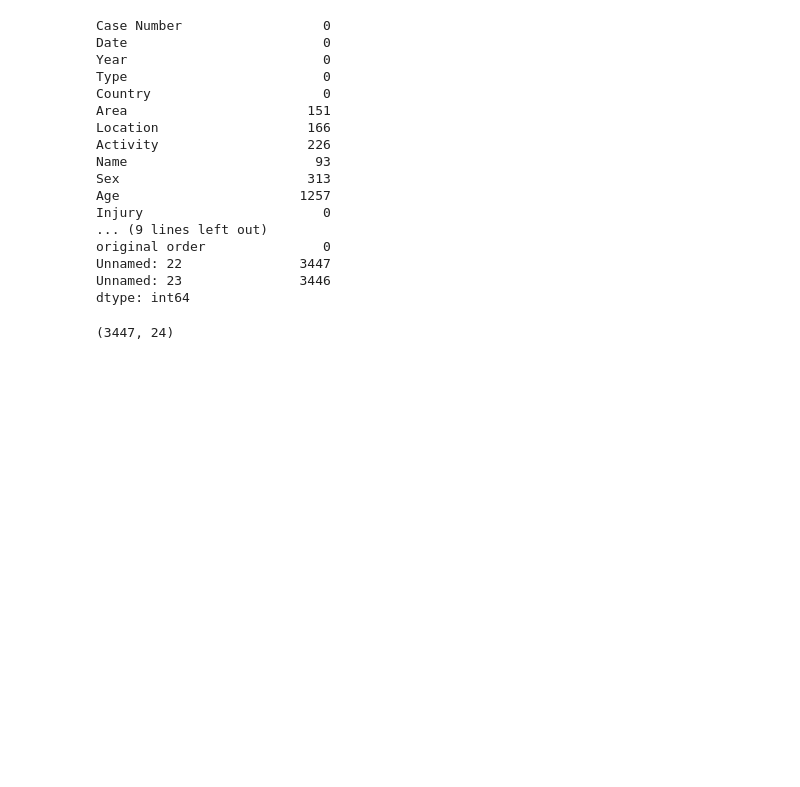
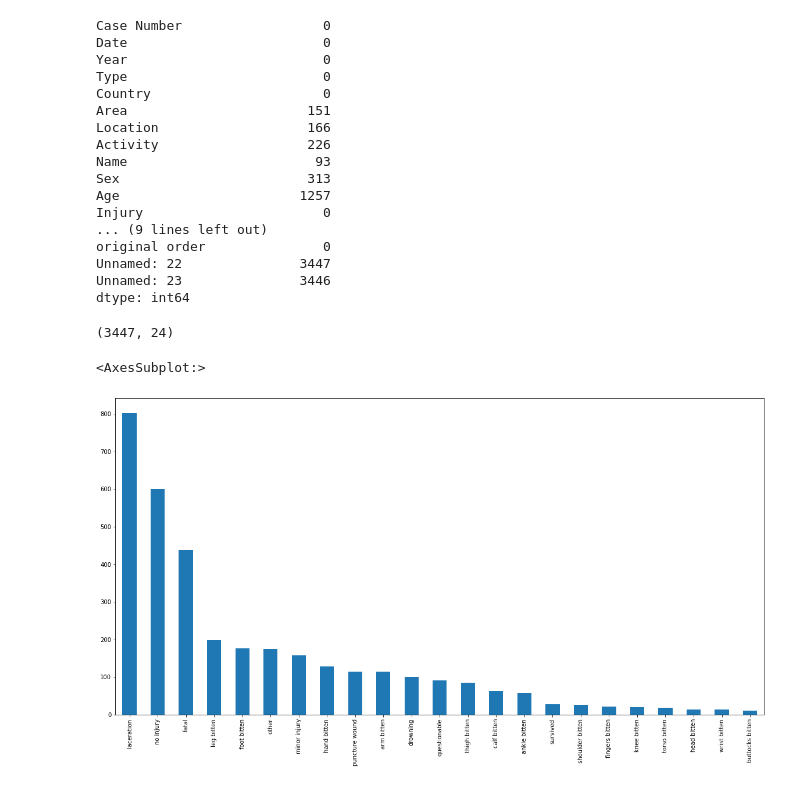
Before and after one commit to antlopal3rd/pandas-cleaning-sharks, a Jupyter notebook: proyect.ipynb, the cells around one changed output. Drawn from its saved outputs; the diff is of its cells as text; code cells hidden in the pictures; blank space fills up the shorter version.

```diff
--- a/proyect.ipynb
+++ b/proyect.ipynb
@@ -988,0 +991,5 @@ data.shape
+# %%
+data.Injury.value_counts().plot.bar(figsize= (20,10))
+# %% [output]
+<AxesSubplot:>
+[figure, added]
```
Also changed, not shown: parts of 9 cells of this notebook.
